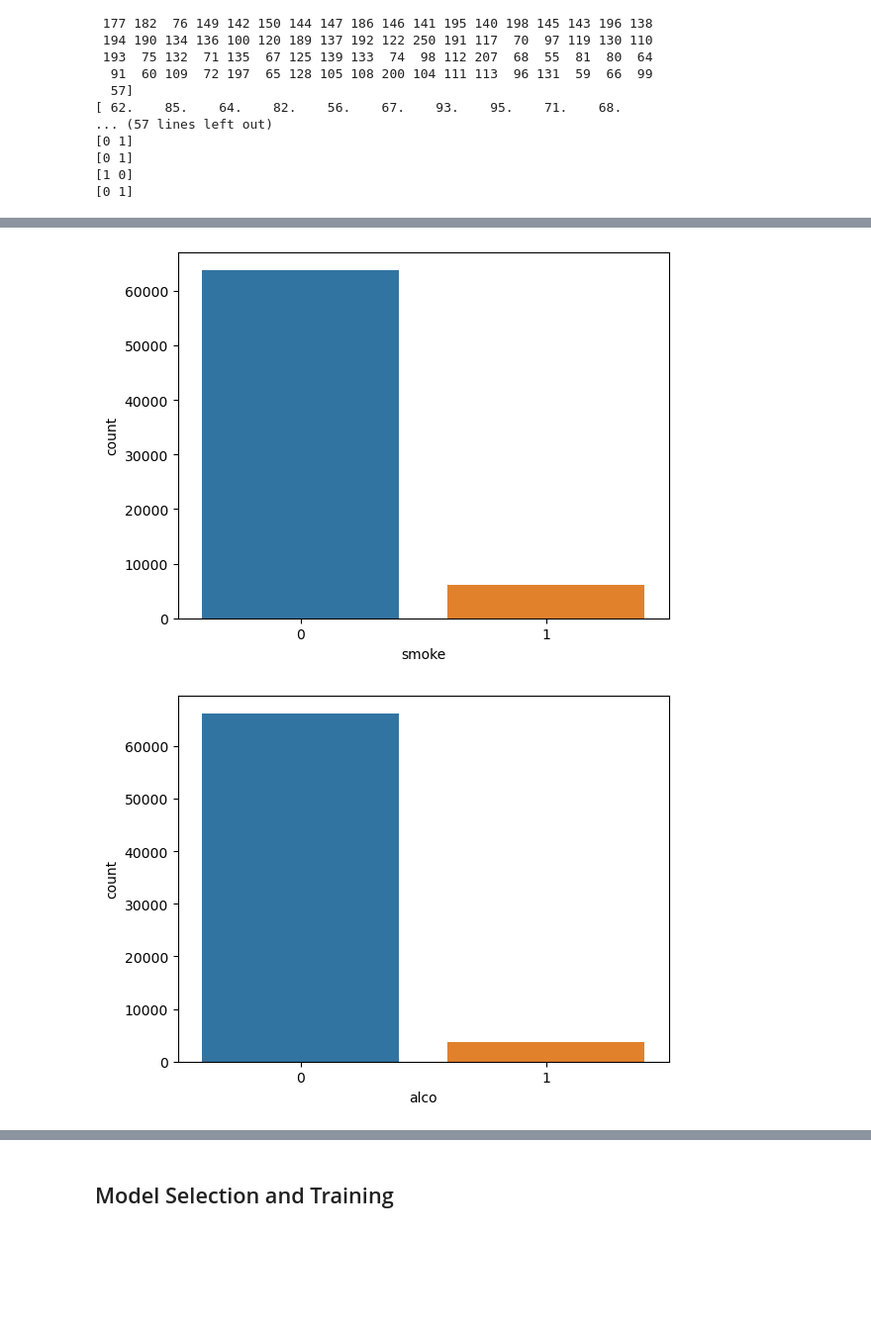
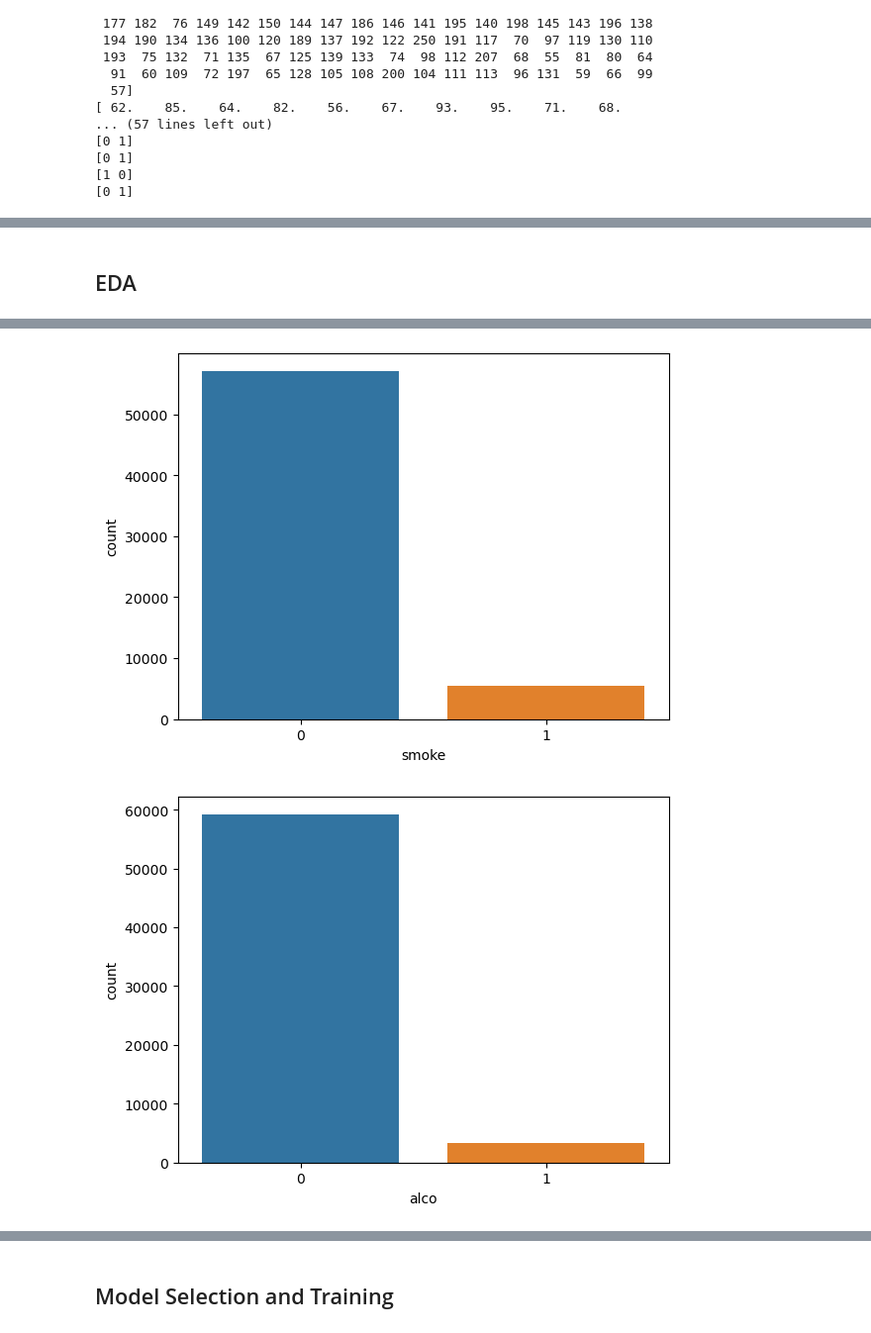
Before and after one commit to M-ImranIsmael/Supervised-Learning, a Jupyter notebook: cardio.ipynb, the cells around one changed output, grey strips where cells are left out. Shown: that part at 99% size. Cells and saved outputs as stored; diff of their text form; code cells hidden in the pictures; blank space fills up the shorter version.

```diff
--- a/cardio.ipynb
+++ b/cardio.ipynb
@@ -187,7 +189,7 @@ for col in df.columns:
 # %%
 columns = df.columns
 categorical_columns = []
-continuous_columns = ['cardio']
+continuous_columns = []
 for col in columns:
     if col != 'cardio':
         if df[col].nunique() <= 10:
@@ -197,5 +199,6 @@ for col in columns:
 
 print("Categorical Columns: ", categorical_columns)
 print("Continuous Columns: ", continuous_columns)
+print(type(continuous_columns))
 # %% [output]
 Categorical Columns:  ['gender', 'cholesterol', 'gluc', 'smoke', 'alco', 'active']
@@ -202,0 +213,10 @@ Continuous Columns:  ['cardio', 'id', 'age', 'height', 'weight', 'ap_hi', 'ap_lo
+# %%
+for x in continuous_columns:
+    q75, q25 = np.percentile(df.loc[:,x], [75,25])
+    intr_qr = q75 - q25
+
+    maximum = q75+(1.5*intr_qr)
+    minimum = q25-(1.5*intr_qr)
+
+    df.loc[df[x] < minimum, x] = np.nan
+    df.loc[df[x] > maximum, x] = np.nan
@@ -202,0 +240,2 @@ Continuous Columns:  ['cardio', 'id', 'age', 'height', 'weight', 'ap_hi', 'ap_lo
+# %%
+df = df.dropna(axis=0)
@@ -252,8 +326,10 @@ plt.show()
+# %% [markdown]
+## EDA
 # %%
 palettes = ["deep", "muted", "pastel", "bright", "dark"]
 
 for i, x in enumerate(categorical_columns):
-    sns.color_palette("husl", 8)
+    # sns.color_palette("husl", 8)
     sns.countplot(data=df, x=x)
     plt.xlabel(x)
     plt.show()
@@ -264,2 +340,2 @@ for i, x in enumerate(categorical_columns):
-[figure, old version]
+[figure, new version]
-[figure, old version]
+[figure, new version]
```
Also changed, not shown: parts of 21 cells of this notebook.
